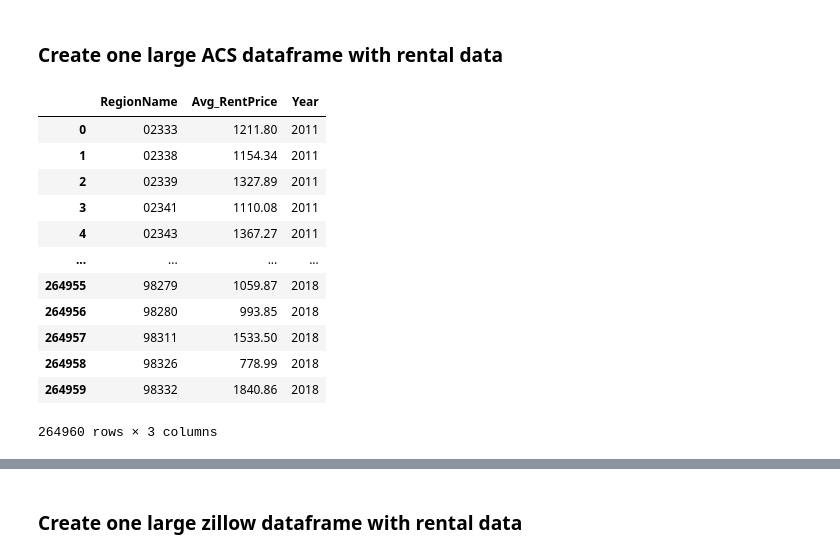
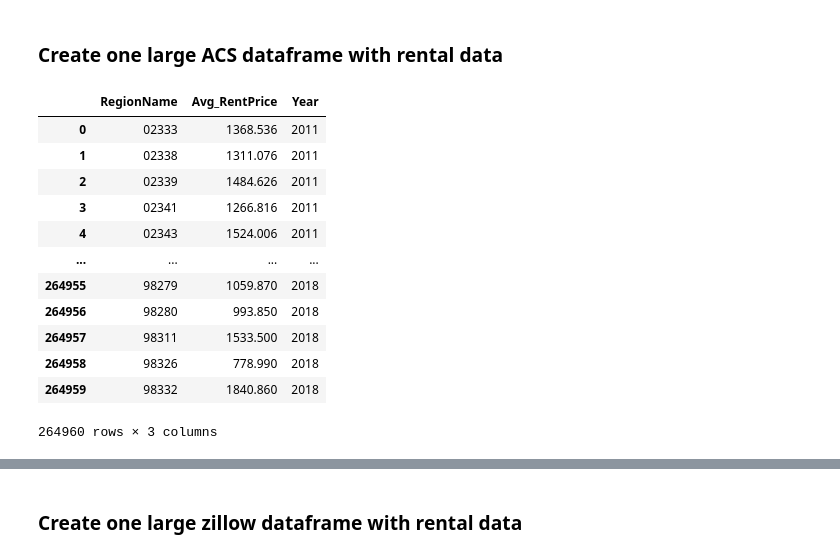
Before and after one commit to jjfrasca/Capstone_2, a Jupyter notebook: notebooks/2.0-jjf-initial-data-wrangling-zipcodeRentPrices.ipynb, the cells around one changed output, grey strips where cells are left out. Drawn from its saved outputs; the diff is of its cells as text; code cells hidden in the pictures.

Commit message:
finished final zillow-ACS join, cleaning up

```diff
--- a/notebooks/2.0-jjf-initial-data-wrangling-zipcodeRentPrices.ipynb
+++ b/notebooks/2.0-jjf-initial-data-wrangling-zipcodeRentPrices.ipynb
@@ -899,0 +922,10 @@ df_rents_2017.describe()
+# %%
+#shift 2011-2013 ACS data by adding 156.736
+#redefine median_shift function with this new shift
+#create function for getting the shift for each ACS dataset
+def median_shift_simple(ACS):
+    '''create function for shifting 2011-2013 ACS dataset to match zillow median average'''
+    print('shifting ACS data by: -156.736')
+    #shift acs data based on difference in medians of both datasets
+    ACS['Avg_RentPrice'] = ACS['Avg_RentPrice'] + 156.736
+    return ACS;
@@ -899,0 +945,5 @@ df_rents_2017.describe()
+# %%
+#shift ACS 2011-2013 data
+shift_ACSrents2013 = median_shift_simple(df_ACSrents2013)
+shift_ACSrents2012 = median_shift_simple(df_ACSrents2012)
+shift_ACSrents2011 = median_shift_simple(df_ACSrents2011)
@@ -901,37 +968,37 @@ df_rents_2017.describe()
 ### Create one large ACS dataframe with rental data
 # %%
 #create column 'Year' for each ACS dataframe
-df_ACSrents2011['Year'] = 2011
-df_ACSrents2012['Year'] = 2012
-df_ACSrents2013['Year'] = 2013
-df_ACSrents2014['Year'] = 2014
-df_ACSrents2015['Year'] = 2015
-df_ACSrents2016['Year'] = 2016
-df_ACSrents2017['Year'] = 2017
-df_ACSrents2018['Year'] = 2018
+shift_ACSrents2011['Year'] = 2011
+shift_ACSrents2012['Year'] = 2012
+shift_ACSrents2013['Year'] = 2013
+shift_ACSrents2014['Year'] = 2014
+shift_ACSrents2015['Year'] = 2015
+shift_ACSrents2016['Year'] = 2016
+shift_ACSrents2017['Year'] = 2017
+shift_ACSrents2018['Year'] = 2018
 # %%
 #create one dataframe with all ACS data
-df_ACSrents2011_2012 = pd.concat([df_ACSrents2011, df_ACSrents2012])
-df_ACSrents2011_2013 = pd.concat([df_ACSrents2011_2012, df_ACSrents2013])
-df_ACSrents2011_2014 = pd.concat([df_ACSrents2011_2013, df_ACSrents2014])
-df_ACSrents2011_2015 = pd.concat([df_ACSrents2011_2014, df_ACSrents2015])
-df_ACSrents2011_2016 = pd.concat([df_ACSrents2011_2015, df_ACSrents2016])
-df_ACSrents2011_2017 = pd.concat([df_ACSrents2011_2016, df_ACSrents2017])
-df_ACSrents2011_2018 = pd.concat([df_ACSrents2011_2017, df_ACSrents2018], ignore_index=True)
+df_ACSrents2011_2012 = pd.concat([shift_ACSrents2011, shift_ACSrents2012])
+df_ACSrents2011_2013 = pd.concat([df_ACSrents2011_2012, shift_ACSrents2013])
+df_ACSrents2011_2014 = pd.concat([df_ACSrents2011_2013, shift_ACSrents2014])
+df_ACSrents2011_2015 = pd.concat([df_ACSrents2011_2014, shift_ACSrents2015])
+df_ACSrents2011_2016 = pd.concat([df_ACSrents2011_2015, shift_ACSrents2016])
+df_ACSrents2011_2017 = pd.concat([df_ACSrents2011_2016, shift_ACSrents2017])
+df_ACSrents2011_2018 = pd.concat([df_ACSrents2011_2017, shift_ACSrents2018], ignore_index=True)
 df_ACSrents2011_2018
 # %% [output]
 |  | RegionName | Avg_RentPrice | Year |
-| 0 | 02333 | 1211.80 | 2011 |
-| 1 | 02338 | 1154.34 | 2011 |
-| 2 | 02339 | 1327.89 | 2011 |
-| 3 | 02341 | 1110.08 | 2011 |
-| 4 | 02343 | 1367.27 | 2011 |
+| 0 | 02333 | 1368.536 | 2011 |
+| 1 | 02338 | 1311.076 | 2011 |
+| 2 | 02339 | 1484.626 | 2011 |
+| 3 | 02341 | 1266.816 | 2011 |
+| 4 | 02343 | 1524.006 | 2011 |
 | ... | ... | ... | ... |
-| 264955 | 98279 | 1059.87 | 2018 |
-| 264956 | 98280 | 993.85 | 2018 |
-| 264957 | 98311 | 1533.50 | 2018 |
-| 264958 | 98326 | 778.99 | 2018 |
-| 264959 | 98332 | 1840.86 | 2018 |
+| 264955 | 98279 | 1059.870 | 2018 |
+| 264956 | 98280 | 993.850 | 2018 |
+| 264957 | 98311 | 1533.500 | 2018 |
+| 264958 | 98326 | 778.990 | 2018 |
+| 264959 | 98332 | 1840.860 | 2018 |
 264960 rows × 3 columns
 # %%
 df_ACSrents2011_2018.describe()
```
Also changed, not shown: parts of 41 cells of this notebook.
